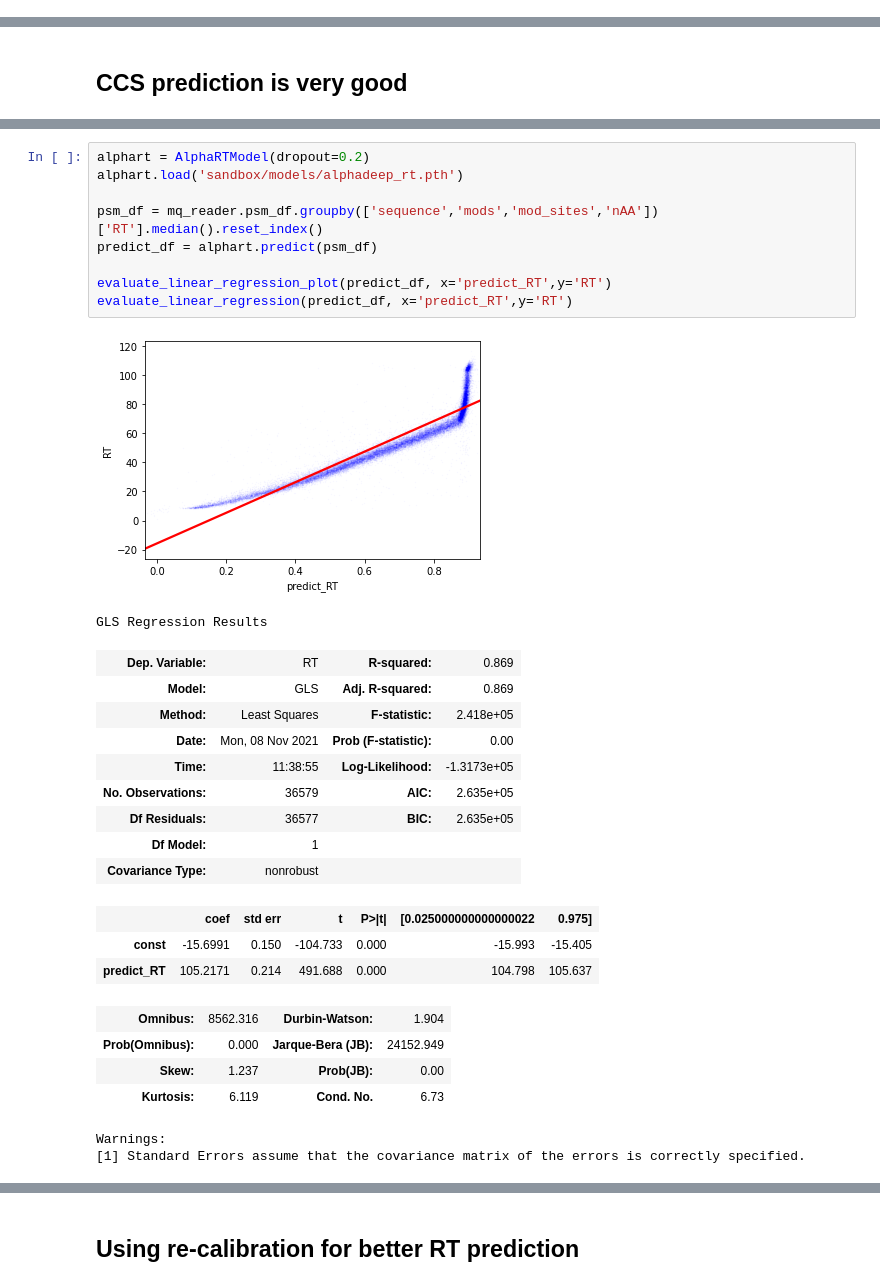
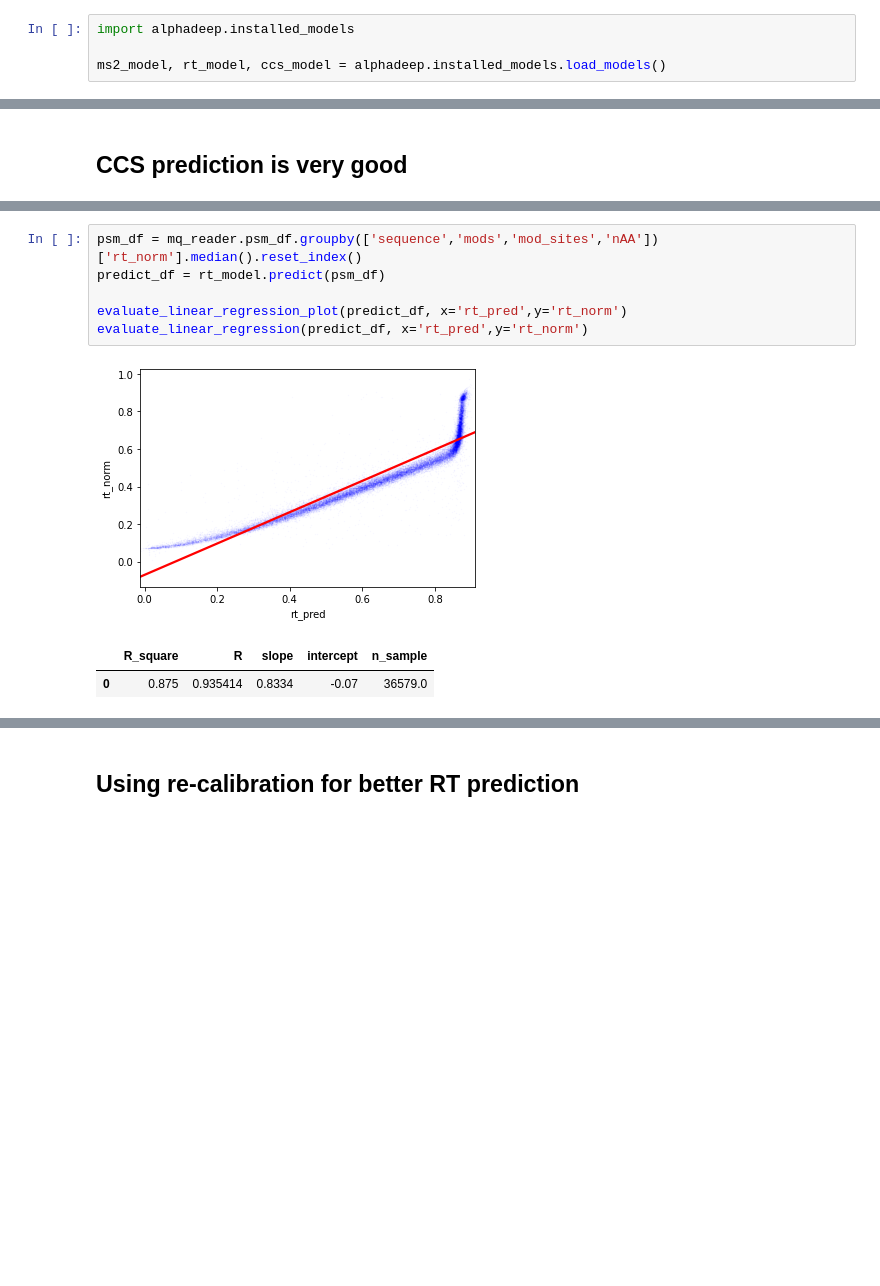
Before and after one commit to MannLabs/alphapeptdeep, a Jupyter notebook: nbs/tutorial.ipynb, the cells around one changed output, grey strips where cells are left out. Cells and saved outputs as stored; diff of their text form; blank space fills up the shorter version.

```diff
--- a/nbs/tutorial.ipynb
+++ b/nbs/tutorial.ipynb
@@ -23,2 +6,6 @@ with zipfile.ZipFile(zip_path, 'r') as zip_ref:
+# %%
+import alphadeep.installed_models
+
+ms2_model, rt_model, ccs_model = alphadeep.installed_models.load_models()
 # %% [markdown]
 # 1. Load AlphaDeep models
@@ -95,30 +57,10 @@ strong multicollinearity or other numerical problems.
 # %%
-alphart = AlphaRTModel(dropout=0.2)
-alphart.load('sandbox/models/alphadeep_rt.pth')
+psm_df = mq_reader.psm_df.groupby(['sequence','mods','mod_sites','nAA'])['rt_norm'].median().reset_index()
+predict_df = rt_model.predict(psm_df)
 
-psm_df = mq_reader.psm_df.groupby(['sequence','mods','mod_sites','nAA'])['RT'].median().reset_index()
-predict_df = alphart.predict(psm_df)
-
-evaluate_linear_regression_plot(predict_df, x='predict_RT',y='RT')
-evaluate_linear_regression(predict_df, x='predict_RT',y='RT')
+evaluate_linear_regression_plot(predict_df, x='rt_pred',y='rt_norm')
+evaluate_linear_regression(predict_df, x='rt_pred',y='rt_norm')
 # %% [output]
-[figure, old version]
+[figure, new version]
-GLS Regression Results
-| Dep. Variable: | RT | R-squared: | 0.869 |
-| Model: | GLS | Adj. R-squared: | 0.869 |
-| Method: | Least Squares | F-statistic: | 2.418e+05 |
-| Date: | Mon, 08 Nov 2021 | Prob (F-statistic): | 0.00 |
-| Time: | 11:38:55 | Log-Likelihood: | -1.3173e+05 |
-| No. Observations: | 36579 | AIC: | 2.635e+05 |
-| Df Residuals: | 36577 | BIC: | 2.635e+05 |
-| Df Model: | 1 |  |  |
-| Covariance Type: | nonrobust |  |  |
+|  | R_square | R | slope | intercept | n_sample |
+| 0 | 0.875 | 0.935414 | 0.8334 | -0.07 | 36579.0 |
-|  | coef | std err | t | P>|t| | [0.025000000000000022 | 0.975] |
-| const | -15.6991 | 0.150 | -104.733 | 0.000 | -15.993 | -15.405 |
-| predict_RT | 105.2171 | 0.214 | 491.688 | 0.000 | 104.798 | 105.637 |
-| Omnibus: | 8562.316 | Durbin-Watson: | 1.904 |
-| Prob(Omnibus): | 0.000 | Jarque-Bera (JB): | 24152.949 |
-| Skew: | 1.237 | Prob(JB): | 0.00 |
-| Kurtosis: | 6.119 | Cond. No. | 6.73 |
-Warnings:
-[1] Standard Errors assume that the covariance matrix of the errors is correctly specified.
```
Also changed, not shown: parts of 23 cells of this notebook, 23 other files.
